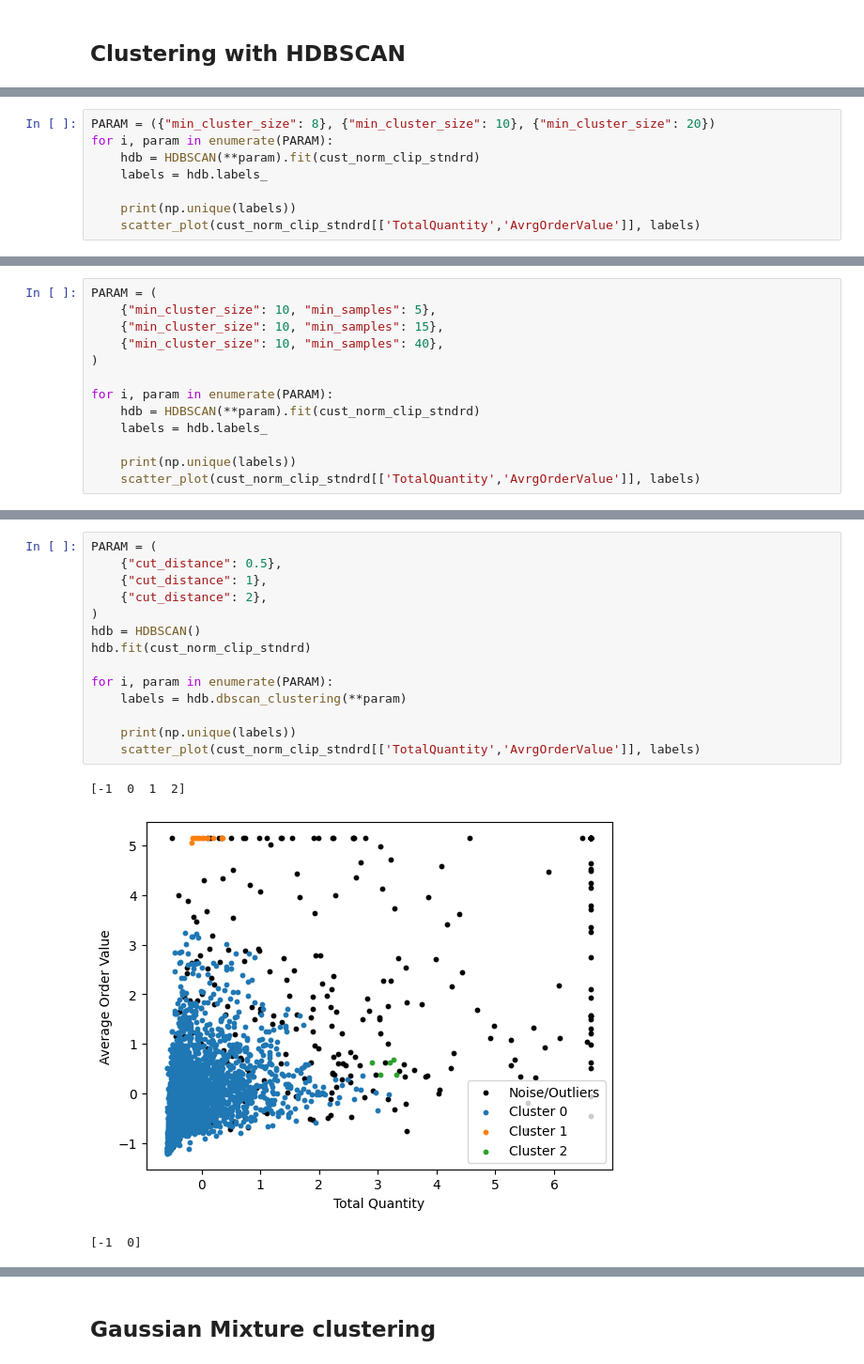
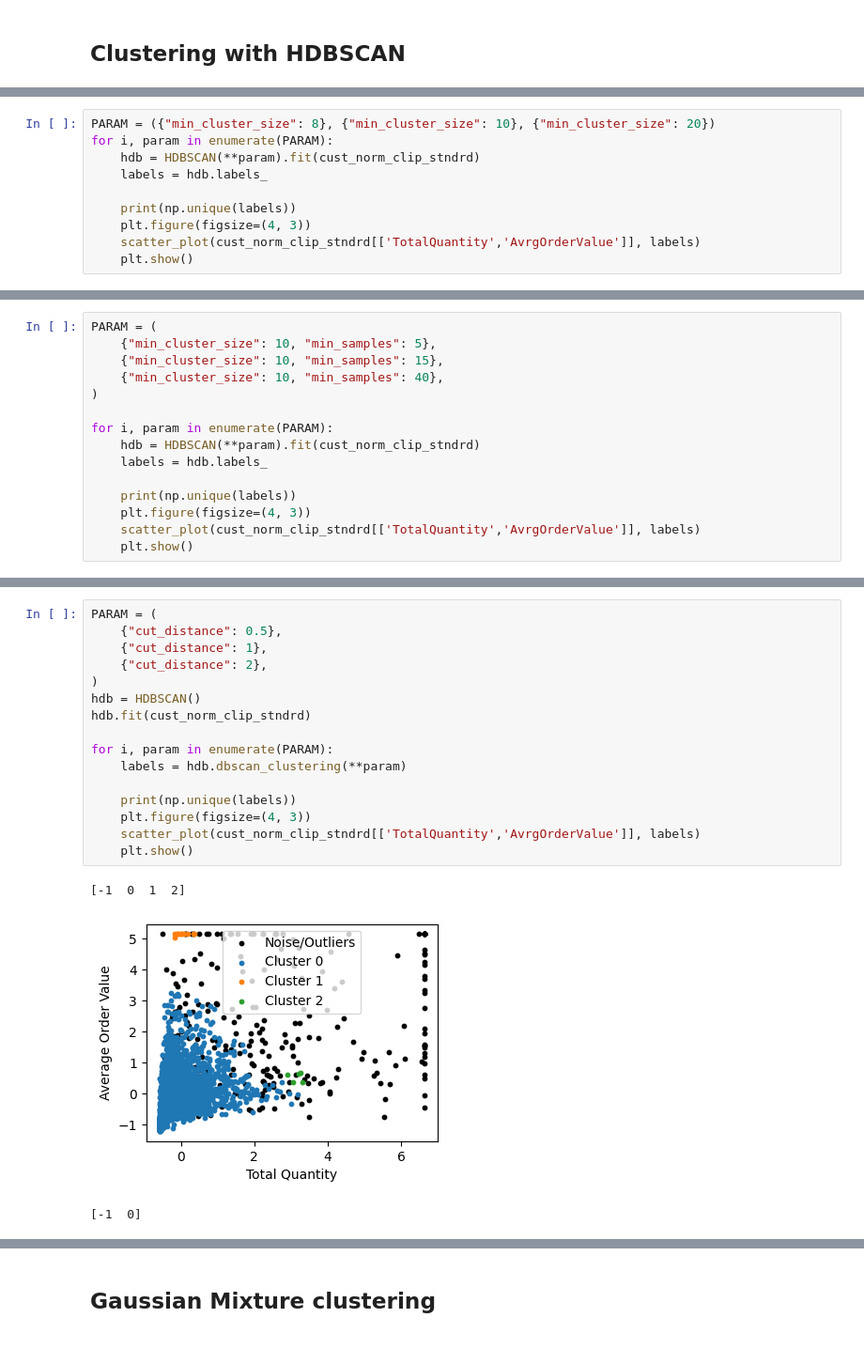
Before and after one commit to dimitsagk/ClientClustering_InventoryForecast, a Jupyter notebook: notebooks/03_ClientClustering_ML-notebook.ipynb, the cells around one changed output, grey strips where cells are left out. Shown at 94% size. Drawn from its saved outputs; the diff is of its cells as text.

```diff
--- a/notebooks/03_ClientClustering_ML-notebook.ipynb
+++ b/notebooks/03_ClientClustering_ML-notebook.ipynb
@@ -430,6 +469,8 @@ for i, param in enumerate(PARAM):
     labels = hdb.labels_
 
     print(np.unique(labels))
+    plt.figure(figsize=(4, 3))
     scatter_plot(cust_norm_clip_stndrd[['TotalQuantity','AvrgOrderValue']], labels)
+    plt.show()
 # %% [output]
 [-1  0  1  2  3]
@@ -450,6 +491,8 @@ for i, param in enumerate(PARAM):
     labels = hdb.labels_
 
     print(np.unique(labels))
+    plt.figure(figsize=(4, 3))
     scatter_plot(cust_norm_clip_stndrd[['TotalQuantity','AvrgOrderValue']], labels)
+    plt.show()
 # %% [output]
 [-1  0  1  2]
@@ -461,18 +504,20 @@ for i, param in enumerate(PARAM):
 # %%
 PARAM = (
     {"cut_distance": 0.5},
     {"cut_distance": 1},
     {"cut_distance": 2},
 )
 hdb = HDBSCAN()
 hdb.fit(cust_norm_clip_stndrd)
 
 for i, param in enumerate(PARAM):
     labels = hdb.dbscan_clustering(**param)
 
     print(np.unique(labels))
+    plt.figure(figsize=(4, 3))
     scatter_plot(cust_norm_clip_stndrd[['TotalQuantity','AvrgOrderValue']], labels)
+    plt.show()
 # %% [output]
 [-1  0  1  2]
-[figure, old version]
+[figure, new version]
 [-1  0]
```
Also changed, not shown: parts of 42 cells of this notebook.
